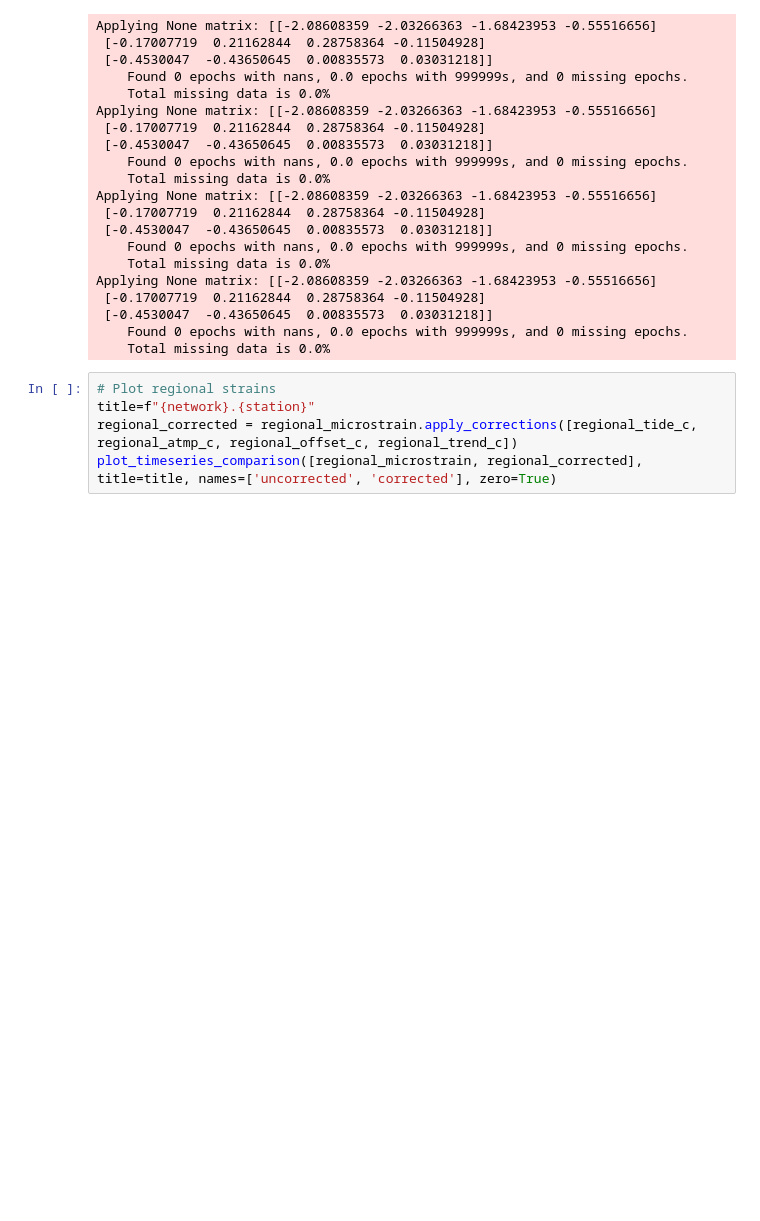
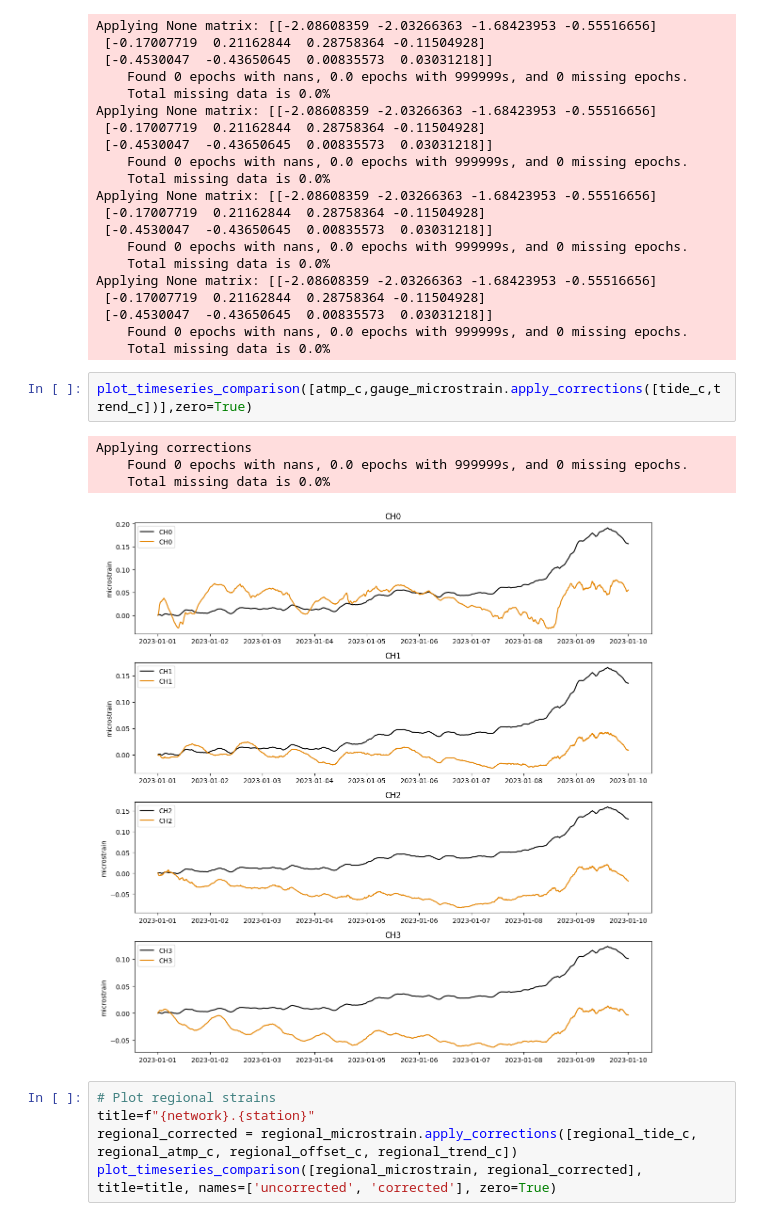
Before and after one commit to EarthScope/earthscopestraintools, a Jupyter notebook: docs/source/notebooks/level2.ipynb, the cells around one changed output. Drawn from its saved outputs; the diff is of its cells as text; blank space fills up the shorter version.

```diff
--- a/docs/source/notebooks/level2.ipynb
+++ b/docs/source/notebooks/level2.ipynb
@@ -315,6 +315,13 @@ Applying None matrix: [[-2.08608359 -2.03266363 -1.68423953 -0.55516656]
  [-0.4530047  -0.43650645  0.00835573  0.03031218]]
     Found 0 epochs with nans, 0.0 epochs with 999999s, and 0 missing epochs.
     Total missing data is 0.0%
+# %%
+plot_timeseries_comparison([atmp_c,gauge_microstrain.apply_corrections([tide_c,trend_c])],zero=True)
+# %% [output]
+Applying corrections
+    Found 0 epochs with nans, 0.0 epochs with 999999s, and 0 missing epochs.
+    Total missing data is 0.0%
+[figure, added]
 # %%
 # Plot regional strains
 title=f"{network}.{station}"
```
Also changed, not shown: parts of 1 cell of this notebook.
